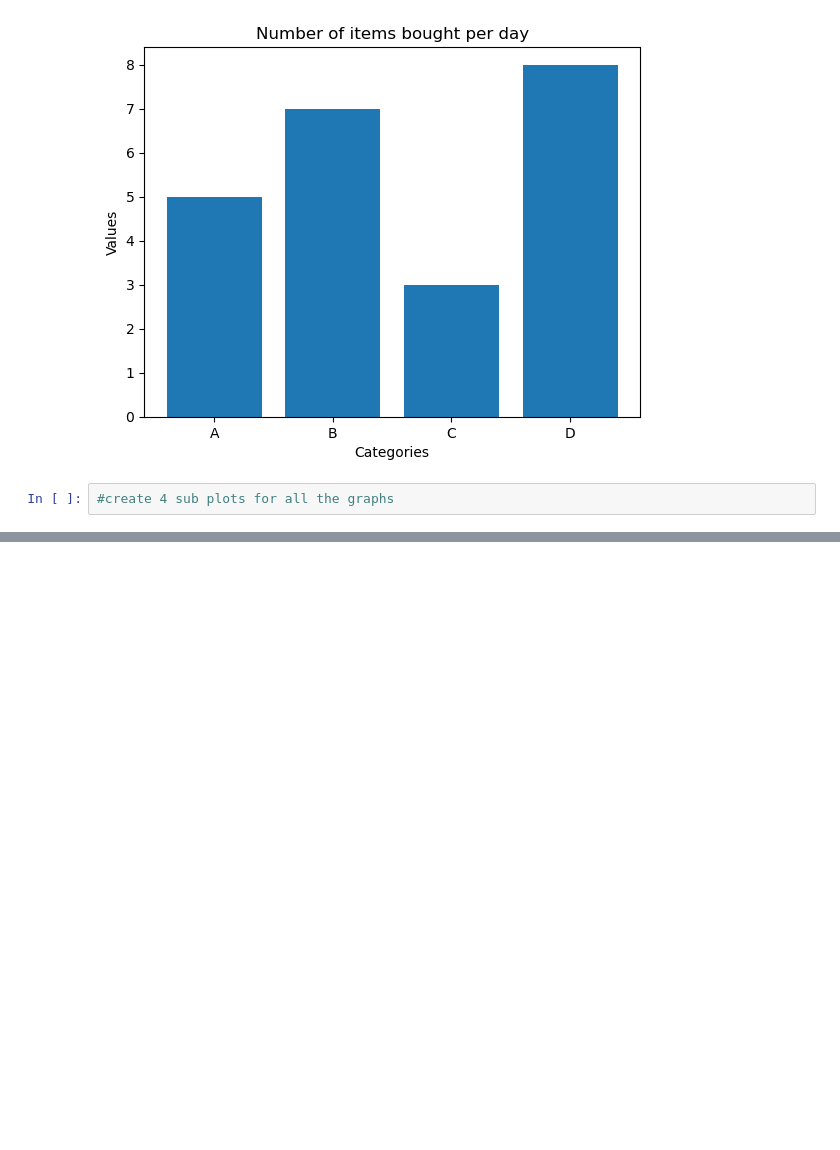
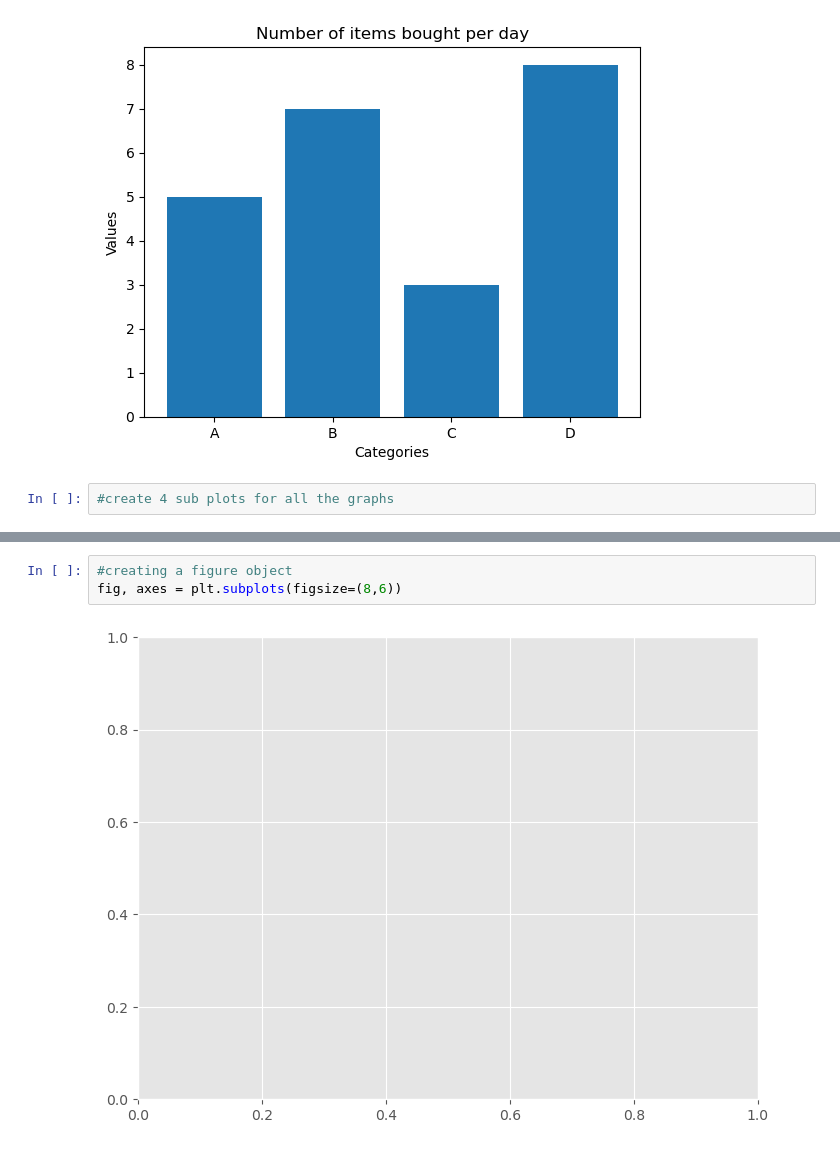
Before and after one commit to Joy-ne-r/CSAA-Python-for-Data-Science, a Jupyter notebook: notebooks/Data_visualization.ipynb, the cells around one changed output, grey strips where cells are left out. Saved outputs shown, nothing was run; the diff lists cells and outputs as text; blank space fills up the shorter version.

```diff
--- a/notebooks/Data_visualization.ipynb
+++ b/notebooks/Data_visualization.ipynb
@@ -98,0 +232,5 @@ plt.show()
+# %%
+#creating a figure object
+fig, axes = plt.subplots(figsize=(8,6))
+# %% [output]
+[figure, added]
```
Also changed, not shown: parts of 30 cells of this notebook, 2 other files.
